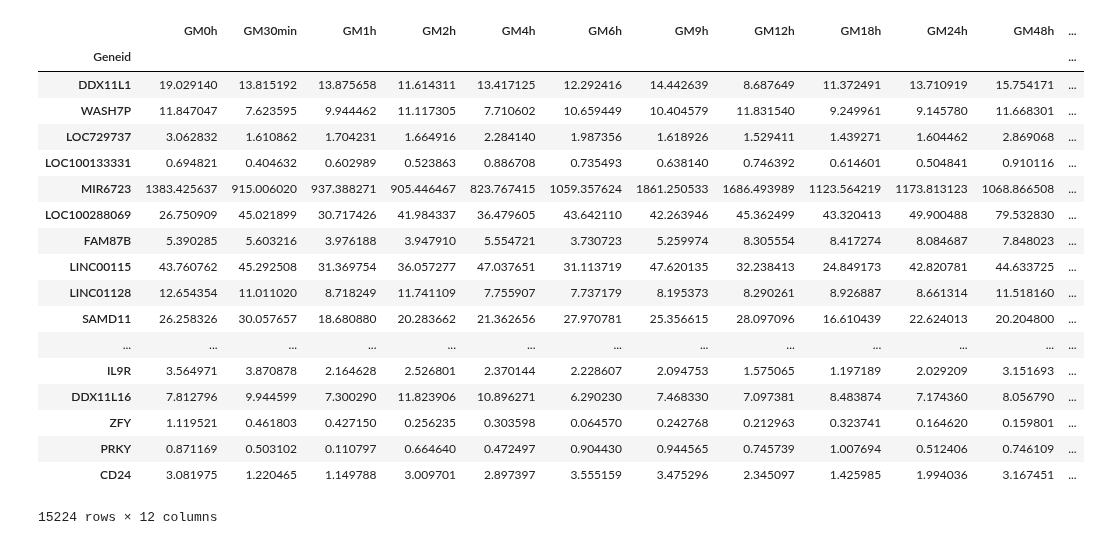
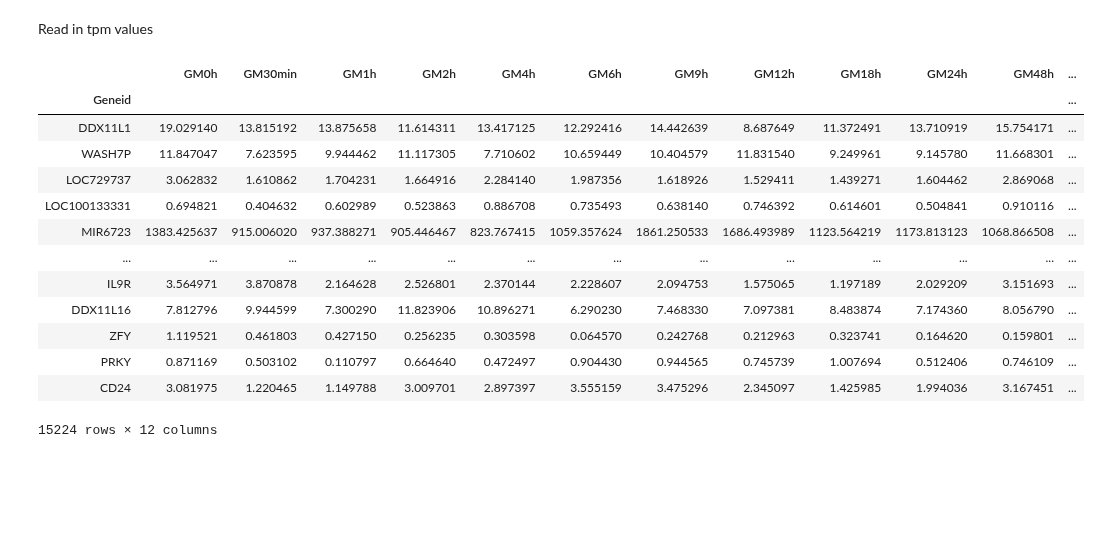
Before and after one commit to nf-core/nascent, a Jupyter notebook: scripts/notebooks/foldchange.ipynb, the cells around one changed output. Saved outputs shown, nothing was run; the diff lists cells and outputs as text; code cells hidden in the pictures; blank space fills up the shorter version.

```diff
--- a/scripts/notebooks/foldchange.ipynb
+++ b/scripts/notebooks/foldchange.ipynb
@@ -3,26 +2,23 @@ import matplotlib.pyplot as plt
 import numpy as np
 import pandas as pd
+# %% [markdown]
+Read in tpm values
 # %%
-df = pd.read_csv("GM19_tpm.txt", sep="\t", index_col="Geneid")
+df = pd.read_csv("GM19_tpm.tsv", sep="\t", index_col="Geneid")
+
+df
+# %% [output]
+|  | GM0h | GM30min | GM1h | GM2h | GM4h | GM6h | GM9h | GM12h | GM18h | GM24h | GM48h | ... |
+| Geneid |  |  |  |  |  |  |  |  |  |  |  | ... |
+| DDX11L1 | 19.029140 | 13.815192 | 13.875658 | 11.614311 | 13.417125 | 12.292416 | 14.442639 | 8.687649 | 11.372491 | 13.710919 | 15.754171 | ... |
+| WASH7P | 11.847047 | 7.623595 | 9.944462 | 11.117305 | 7.710602 | 10.659449 | 10.404579 | 11.831540 | 9.249961 | 9.145780 | 11.668301 | ... |
+| LOC729737 | 3.062832 | 1.610862 | 1.704231 | 1.664916 | 2.284140 | 1.987356 | 1.618926 | 1.529411 | 1.439271 | 1.604462 | 2.869068 | ... |
+| LOC100133331 | 0.694821 | 0.404632 | 0.602989 | 0.523863 | 0.886708 | 0.735493 | 0.638140 | 0.746392 | 0.614601 | 0.504841 | 0.910116 | ... |
+| MIR6723 | 1383.425637 | 915.006020 | 937.388271 | 905.446467 | 823.767415 | 1059.357624 | 1861.250533 | 1686.493989 | 1123.564219 | 1173.813123 | 1068.866508 | ... |
+| ... | ... | ... | ... | ... | ... | ... | ... | ... | ... | ... | ... | ... |
+| IL9R | 3.564971 | 3.870878 | 2.164628 | 2.526801 | 2.370144 | 2.228607 | 2.094753 | 1.575065 | 1.197189 | 2.029209 | 3.151693 | ... |
+| DDX11L16 | 7.812796 | 9.944599 | 7.300290 | 11.823906 | 10.896271 | 6.290230 | 7.468330 | 7.097381 | 8.483874 | 7.174360 | 8.056790 | ... |
+| ZFY | 1.119521 | 0.461803 | 0.427150 | 0.256235 | 0.303598 | 0.064570 | 0.242768 | 0.212963 | 0.323741 | 0.164620 | 0.159801 | ... |
+| PRKY | 0.871169 | 0.503102 | 0.110797 | 0.664640 | 0.472497 | 0.904430 | 0.944565 | 0.745739 | 1.007694 | 0.512406 | 0.746109 | ... |
+| CD24 | 3.081975 | 1.220465 | 1.149788 | 3.009701 | 2.897397 | 3.555159 | 3.475296 | 2.345097 | 1.425985 | 1.994036 | 3.167451 | ... |
+15224 rows × 12 columns
-# %%
-df
-# %% [output]
-|  | GM0h | GM30min | GM1h | GM2h | GM4h | GM6h | GM9h | GM12h | GM18h | GM24h | GM48h | ... |
-| Geneid |  |  |  |  |  |  |  |  |  |  |  | ... |
-| DDX11L1 | 19.029140 | 13.815192 | 13.875658 | 11.614311 | 13.417125 | 12.292416 | 14.442639 | 8.687649 | 11.372491 | 13.710919 | 15.754171 | ... |
-| WASH7P | 11.847047 | 7.623595 | 9.944462 | 11.117305 | 7.710602 | 10.659449 | 10.404579 | 11.831540 | 9.249961 | 9.145780 | 11.668301 | ... |
-| LOC729737 | 3.062832 | 1.610862 | 1.704231 | 1.664916 | 2.284140 | 1.987356 | 1.618926 | 1.529411 | 1.439271 | 1.604462 | 2.869068 | ... |
-| LOC100133331 | 0.694821 | 0.404632 | 0.602989 | 0.523863 | 0.886708 | 0.735493 | 0.638140 | 0.746392 | 0.614601 | 0.504841 | 0.910116 | ... |
-| MIR6723 | 1383.425637 | 915.006020 | 937.388271 | 905.446467 | 823.767415 | 1059.357624 | 1861.250533 | 1686.493989 | 1123.564219 | 1173.813123 | 1068.866508 | ... |
-| LOC100288069 | 26.750909 | 45.021899 | 30.717426 | 41.984337 | 36.479605 | 43.642110 | 42.263946 | 45.362499 | 43.320413 | 49.900488 | 79.532830 | ... |
-| FAM87B | 5.390285 | 5.603216 | 3.976188 | 3.947910 | 5.554721 | 3.730723 | 5.259974 | 8.305554 | 8.417274 | 8.084687 | 7.848023 | ... |
-| LINC00115 | 43.760762 | 45.292508 | 31.369754 | 36.057277 | 47.037651 | 31.113719 | 47.620135 | 32.238413 | 24.849173 | 42.820781 | 44.633725 | ... |
-| LINC01128 | 12.654354 | 11.011020 | 8.718249 | 11.741109 | 7.755907 | 7.737179 | 8.195373 | 8.290261 | 8.926887 | 8.661314 | 11.518160 | ... |
-| SAMD11 | 26.258326 | 30.057657 | 18.680880 | 20.283662 | 21.362656 | 27.970781 | 25.356615 | 28.097096 | 16.610439 | 22.624013 | 20.204800 | ... |
-| ... | ... | ... | ... | ... | ... | ... | ... | ... | ... | ... | ... | ... |
-| IL9R | 3.564971 | 3.870878 | 2.164628 | 2.526801 | 2.370144 | 2.228607 | 2.094753 | 1.575065 | 1.197189 | 2.029209 | 3.151693 | ... |
-| DDX11L16 | 7.812796 | 9.944599 | 7.300290 | 11.823906 | 10.896271 | 6.290230 | 7.468330 | 7.097381 | 8.483874 | 7.174360 | 8.056790 | ... |
-| ZFY | 1.119521 | 0.461803 | 0.427150 | 0.256235 | 0.303598 | 0.064570 | 0.242768 | 0.212963 | 0.323741 | 0.164620 | 0.159801 | ... |
-| PRKY | 0.871169 | 0.503102 | 0.110797 | 0.664640 | 0.472497 | 0.904430 | 0.944565 | 0.745739 | 1.007694 | 0.512406 | 0.746109 | ... |
-| CD24 | 3.081975 | 1.220465 | 1.149788 | 3.009701 | 2.897397 | 3.555159 | 3.475296 | 2.345097 | 1.425985 | 1.994036 | 3.167451 | ... |
-15224 rows × 12 columns
```
Also changed, not shown: parts of 9 cells of this notebook, 3 other files.
